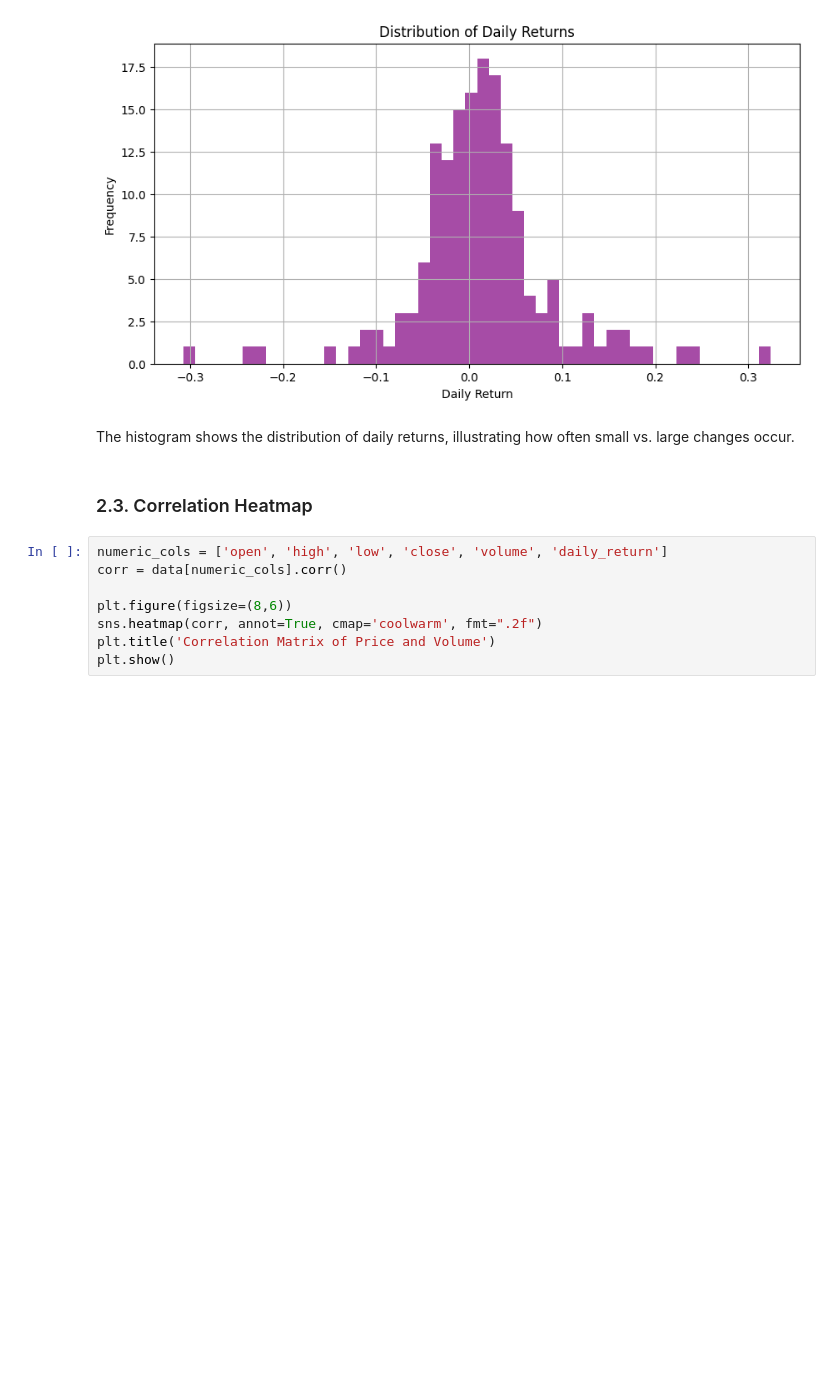
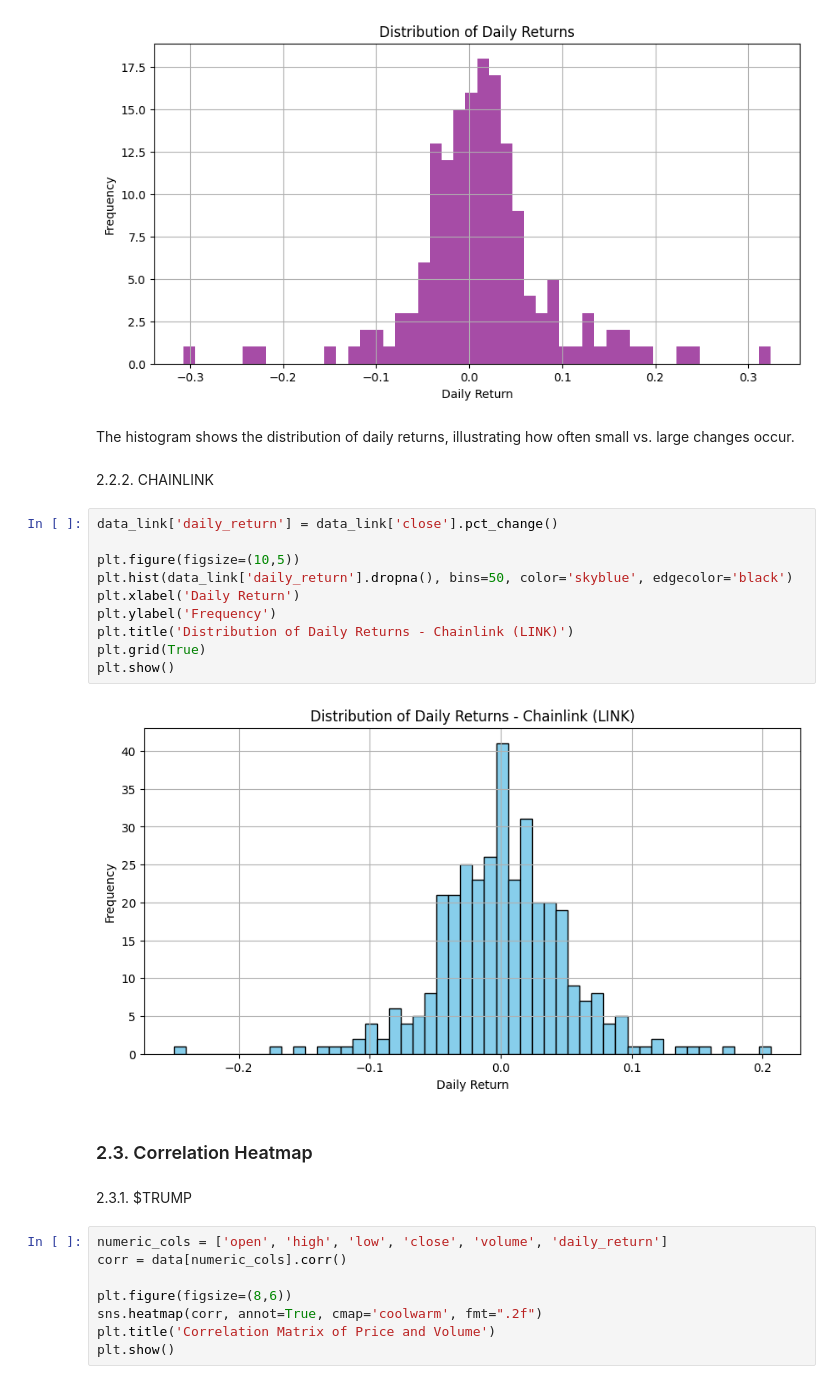
Before and after one commit to Eris-Leksi/-TRUMP-sentiment-analysis, a Jupyter notebook: script.ipynb, the cells around one changed output. Drawn from its saved outputs; the diff is of its cells as text; blank space fills up the shorter version.

```diff
--- a/script.ipynb
+++ b/script.ipynb
@@ -108,8 +179,24 @@ plt.show()
 [figure]
 # %% [markdown]
 The histogram shows the distribution of daily returns, illustrating how often small vs. large changes occur.
+# %% [markdown]
+2.2.2. CHAINLINK
+# %%
+data_link['daily_return'] = data_link['close'].pct_change()
+
+plt.figure(figsize=(10,5))
+plt.hist(data_link['daily_return'].dropna(), bins=50, color='skyblue', edgecolor='black')
+plt.xlabel('Daily Return')
+plt.ylabel('Frequency')
+plt.title('Distribution of Daily Returns - Chainlink (LINK)')
+plt.grid(True)
+plt.show()
+# %% [output]
+[figure, added]
 # %% [markdown]
 ### 2.3. Correlation Heatmap
+# %% [markdown]
+2.3.1. $TRUMP
 # %%
 numeric_cols = ['open', 'high', 'low', 'close', 'volume', 'daily_return']
 corr = data[numeric_cols].corr()
```
Also changed, not shown: parts of 26 cells of this notebook.
